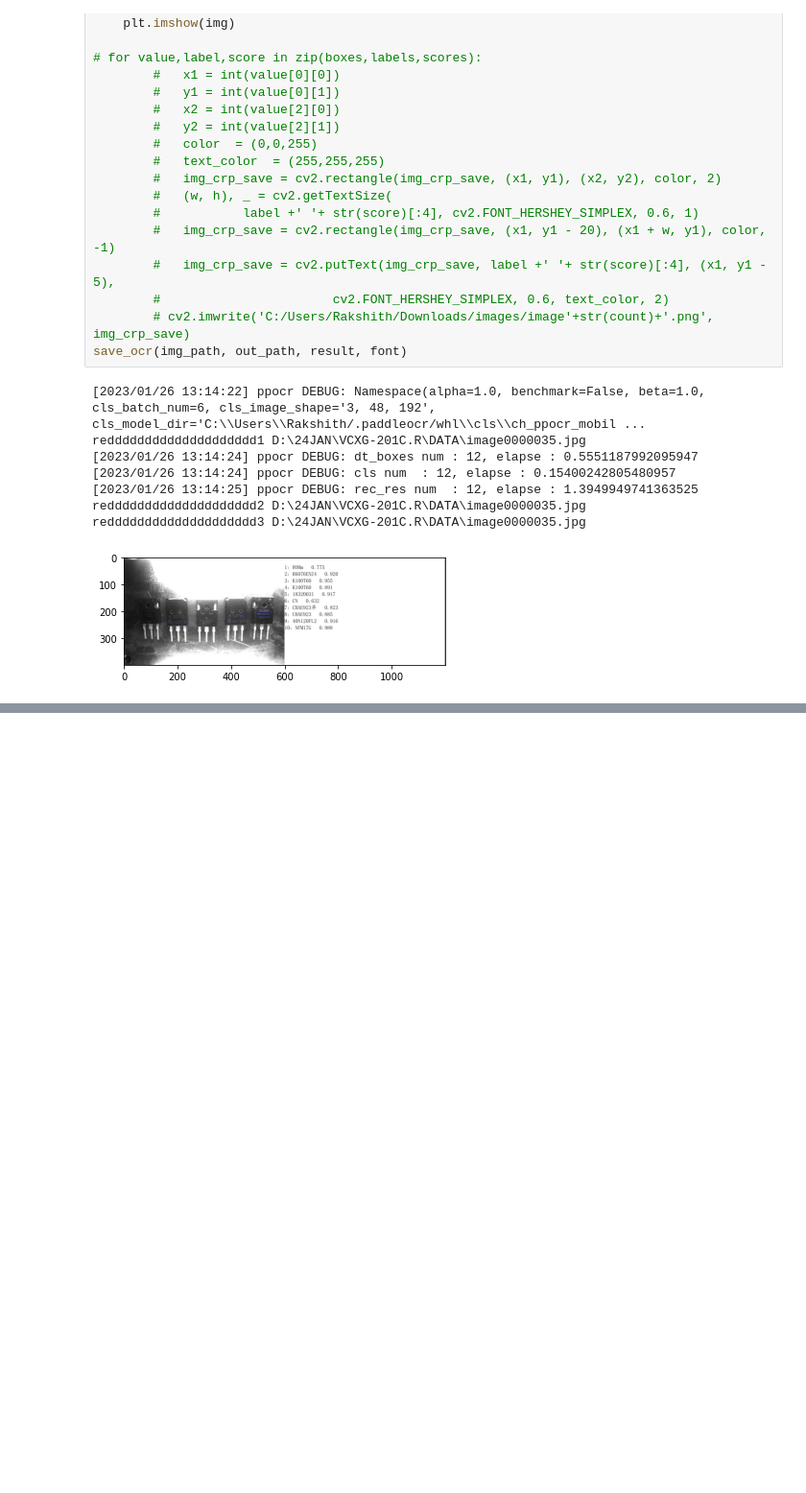
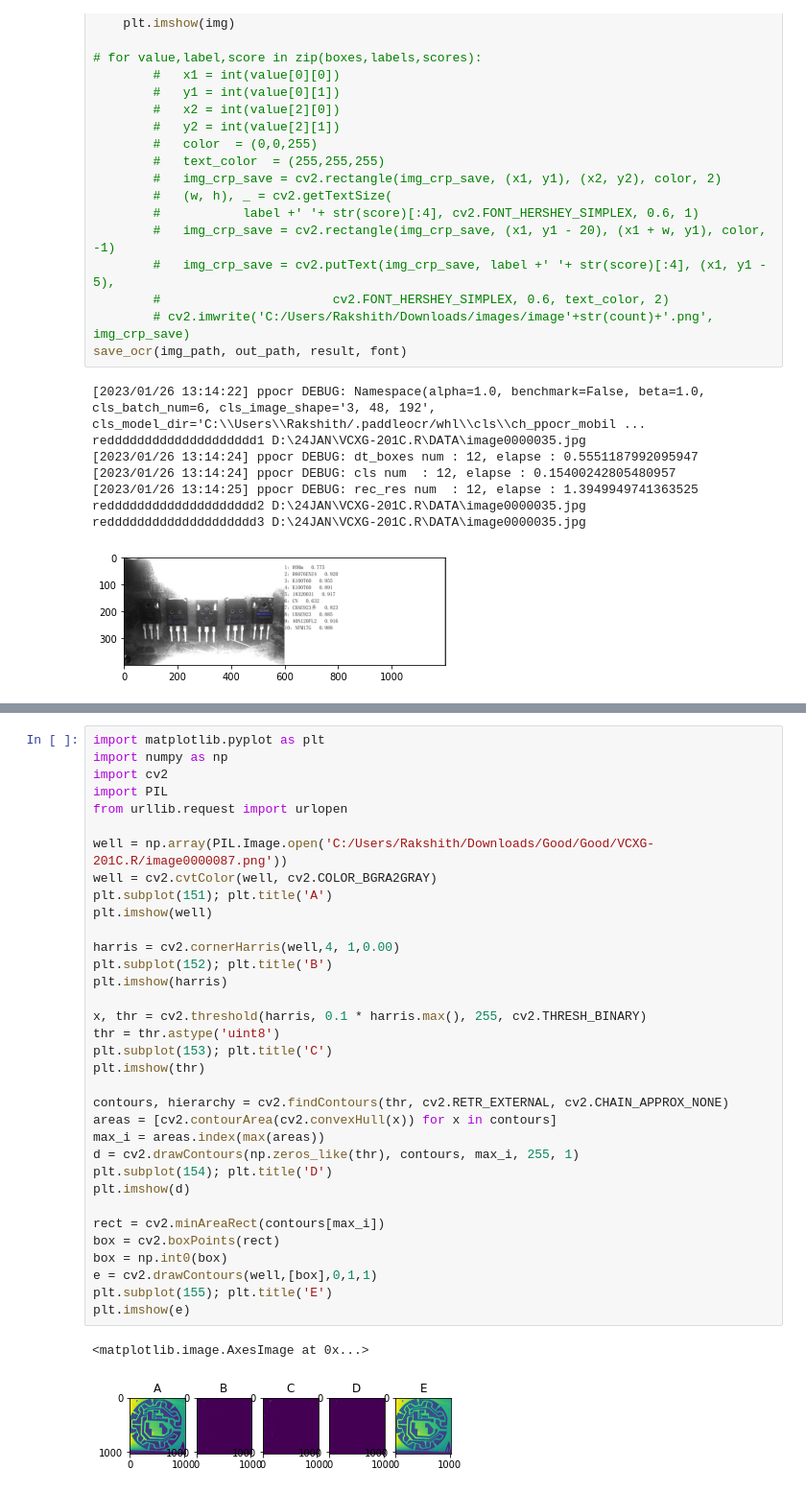
Before and after one commit to RakshithLincode/AGILIS_BACKEND, a Jupyter notebook: test.ipynb, the cells around one changed output, grey strips where cells are left out. Shown at 96% size. Drawn from its saved outputs; the diff is of its cells as text; blank space fills up the shorter version.

```diff
--- a/test.ipynb
+++ b/test.ipynb
@@ -1081,0 +2363,37 @@ print(end)
+# %%
+import matplotlib.pyplot as plt
+import numpy as np
+import cv2
+import PIL
+from urllib.request import urlopen
+
+well = np.array(PIL.Image.open('C:/Users/Rakshith/Downloads/Good/Good/VCXG-201C.R/image0000087.png'))
+well = cv2.cvtColor(well, cv2.COLOR_BGRA2GRAY)
+plt.subplot(151); plt.title('A')
+plt.imshow(well)
+
+harris = cv2.cornerHarris(well,4, 1,0.00)
+plt.subplot(152); plt.title('B')
+plt.imshow(harris)
+
+x, thr = cv2.threshold(harris, 0.1 * harris.max(), 255, cv2.THRESH_BINARY)
+thr = thr.astype('uint8')
+plt.subplot(153); plt.title('C')
+plt.imshow(thr)
+
+contours, hierarchy = cv2.findContours(thr, cv2.RETR_EXTERNAL, cv2.CHAIN_APPROX_NONE)
+areas = [cv2.contourArea(cv2.convexHull(x)) for x in contours]
+max_i = areas.index(max(areas))
+d = cv2.drawContours(np.zeros_like(thr), contours, max_i, 255, 1)
+plt.subplot(154); plt.title('D')
+plt.imshow(d)
+
+rect = cv2.minAreaRect(contours[max_i])
+box = cv2.boxPoints(rect)
+box = np.int0(box)
+e = cv2.drawContours(well,[box],0,1,1)
+plt.subplot(155); plt.title('E')
+plt.imshow(e)
+# %% [output]
+<matplotlib.image.AxesImage at 0x...>
+[figure, added]
```
Also changed, not shown: parts of 49 cells of this notebook, 12 other files.
